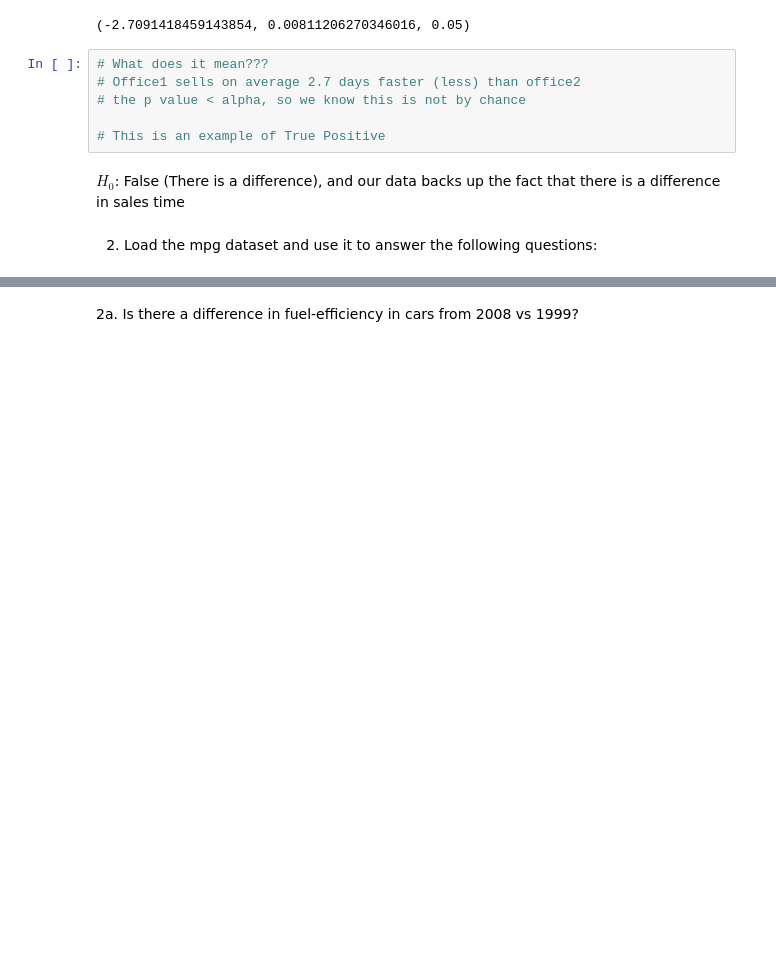
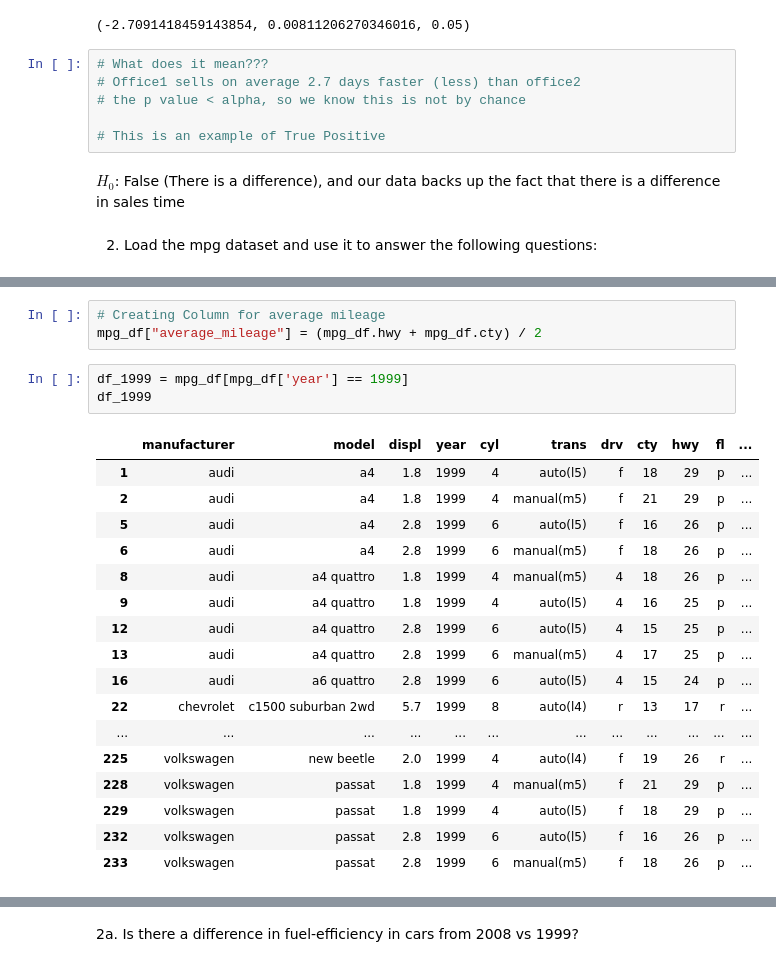
Before and after one commit to Tyler-Applegate/statistics-exercises, a Jupyter notebook: hypothesis_testing.ipynb, the cells around one changed output, grey strips where cells are left out. Drawn from its saved outputs; the diff is of its cells as text; blank space fills up the shorter version.

```diff
--- a/hypothesis_testing.ipynb
+++ b/hypothesis_testing.ipynb
@@ -178,0 +185,24 @@ mpg_df.head()
+# %%
+# Creating Column for average mileage
+mpg_df["average_mileage"] = (mpg_df.hwy + mpg_df.cty) / 2
+# %%
+df_1999 = mpg_df[mpg_df['year'] == 1999]
+df_1999
+# %% [output]
+|  | manufacturer | model | displ | year | cyl | trans | drv | cty | hwy | fl | ... |
+| 1 | audi | a4 | 1.8 | 1999 | 4 | auto(l5) | f | 18 | 29 | p | ... |
+| 2 | audi | a4 | 1.8 | 1999 | 4 | manual(m5) | f | 21 | 29 | p | ... |
+| 5 | audi | a4 | 2.8 | 1999 | 6 | auto(l5) | f | 16 | 26 | p | ... |
+| 6 | audi | a4 | 2.8 | 1999 | 6 | manual(m5) | f | 18 | 26 | p | ... |
+| 8 | audi | a4 quattro | 1.8 | 1999 | 4 | manual(m5) | 4 | 18 | 26 | p | ... |
+| 9 | audi | a4 quattro | 1.8 | 1999 | 4 | auto(l5) | 4 | 16 | 25 | p | ... |
+| 12 | audi | a4 quattro | 2.8 | 1999 | 6 | auto(l5) | 4 | 15 | 25 | p | ... |
+| 13 | audi | a4 quattro | 2.8 | 1999 | 6 | manual(m5) | 4 | 17 | 25 | p | ... |
+| 16 | audi | a6 quattro | 2.8 | 1999 | 6 | auto(l5) | 4 | 15 | 24 | p | ... |
+| 22 | chevrolet | c1500 suburban 2wd | 5.7 | 1999 | 8 | auto(l4) | r | 13 | 17 | r | ... |
+| ... | ... | ... | ... | ... | ... | ... | ... | ... | ... | ... | ... |
+| 225 | volkswagen | new beetle | 2.0 | 1999 | 4 | auto(l4) | f | 19 | 26 | r | ... |
+| 228 | volkswagen | passat | 1.8 | 1999 | 4 | manual(m5) | f | 21 | 29 | p | ... |
+| 229 | volkswagen | passat | 1.8 | 1999 | 4 | auto(l5) | f | 18 | 29 | p | ... |
+| 232 | volkswagen | passat | 2.8 | 1999 | 6 | auto(l5) | f | 16 | 26 | p | ... |
+| 233 | volkswagen | passat | 2.8 | 1999 | 6 | manual(m5) | f | 18 | 26 | p | ... |
```
Also changed, not shown: parts of 64 cells of this notebook, 2 other files.
